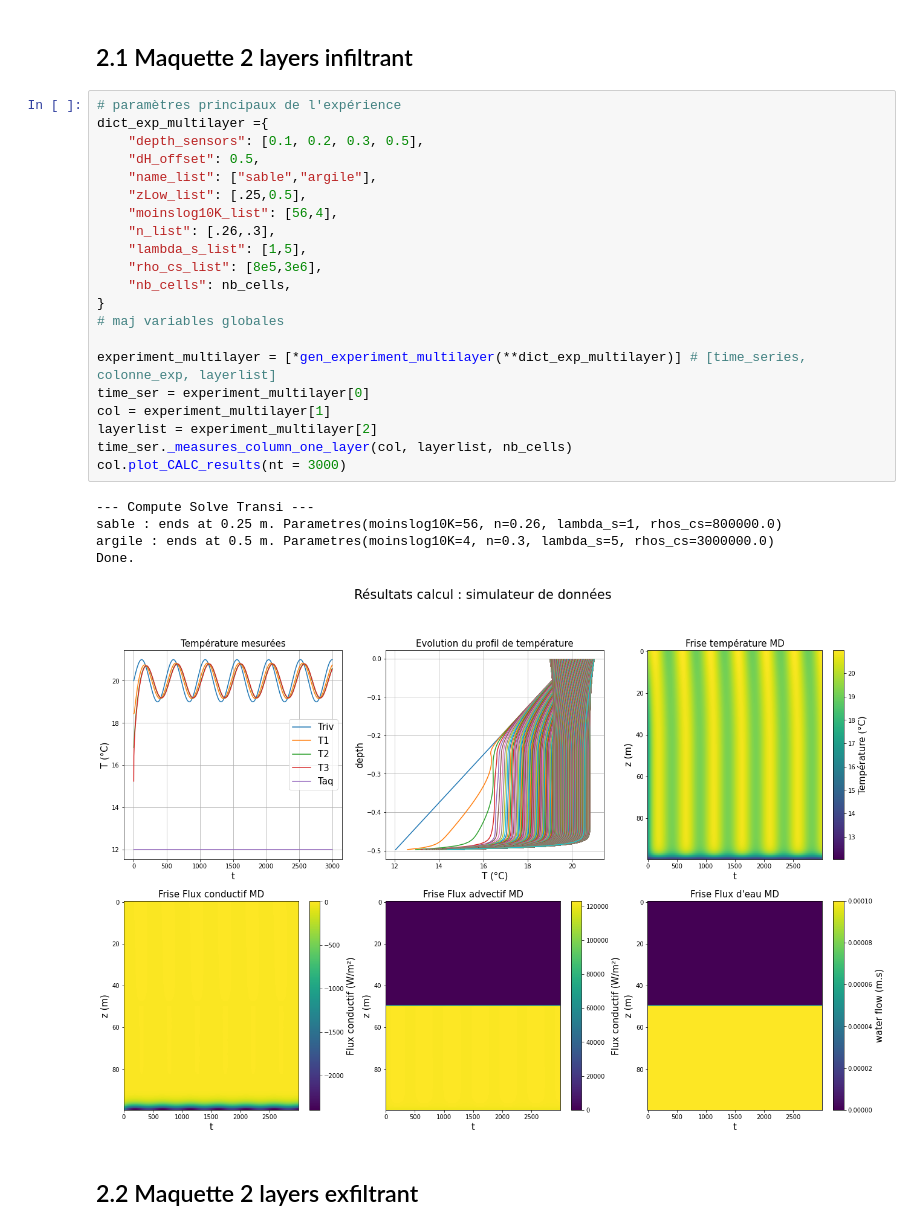
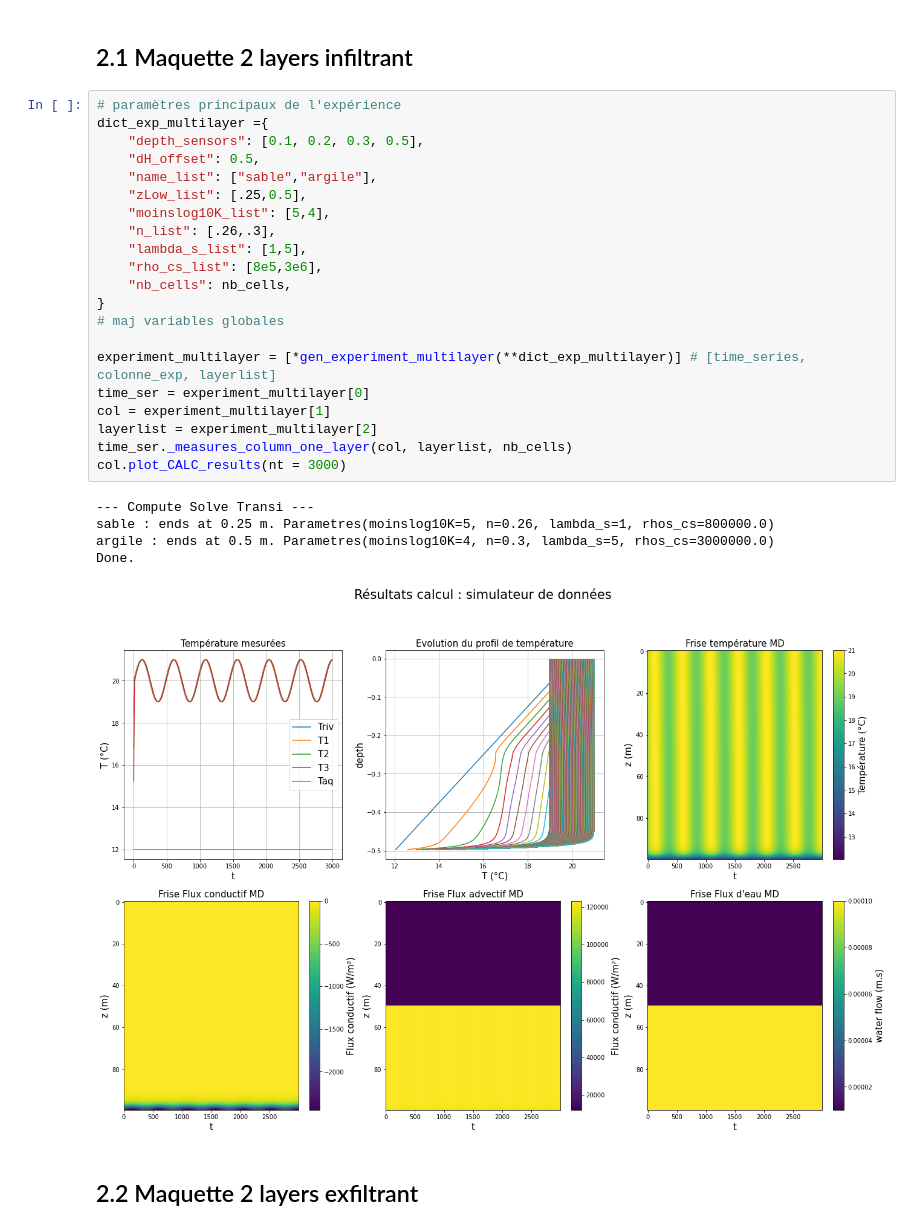
Before and after one commit to ameliemelorene/pyheatmy2022, a Jupyter notebook: demo_cas_test.ipynb, the cells around one changed output. Drawn from its saved outputs; the diff is of its cells as text.

```diff
--- a/demo_cas_test.ipynb
+++ b/demo_cas_test.ipynb
@@ -278,30 +278,30 @@ La seule différence se trouve dans l'instanciation des paramètres des différe
 # %%
 # paramètres principaux de l'expérience
 dict_exp_multilayer ={
     "depth_sensors": [0.1, 0.2, 0.3, 0.5],
     "dH_offset": 0.5,
     "name_list": ["sable","argile"],
     "zLow_list": [.25,0.5],
-    "moinslog10K_list": [56,4],
+    "moinslog10K_list": [5,4],
     "n_list": [.26,.3],
     "lambda_s_list": [1,5],
     "rho_cs_list": [8e5,3e6],
     "nb_cells": nb_cells,
 }
 # maj variables globales
 
 experiment_multilayer = [*gen_experiment_multilayer(**dict_exp_multilayer)] # [time_series, colonne_exp, layerlist]
 time_ser = experiment_multilayer[0]
 col = experiment_multilayer[1]
 layerlist = experiment_multilayer[2]
 time_ser._measures_column_one_layer(col, layerlist, nb_cells)
 col.plot_CALC_results(nt = 3000)
 # %% [output]
 --- Compute Solve Transi ---
-sable : ends at 0.25 m. Parametres(moinslog10K=56, n=0.26, lambda_s=1, rhos_cs=800000.0)
+sable : ends at 0.25 m. Parametres(moinslog10K=5, n=0.26, lambda_s=1, rhos_cs=800000.0)
 argile : ends at 0.5 m. Parametres(moinslog10K=4, n=0.3, lambda_s=5, rhos_cs=3000000.0)
 Done.
-[figure, old version]
+[figure, new version]
 # %% [markdown]
 ## 2.2 Maquette 2 layers exfiltrant
 # %%
```
